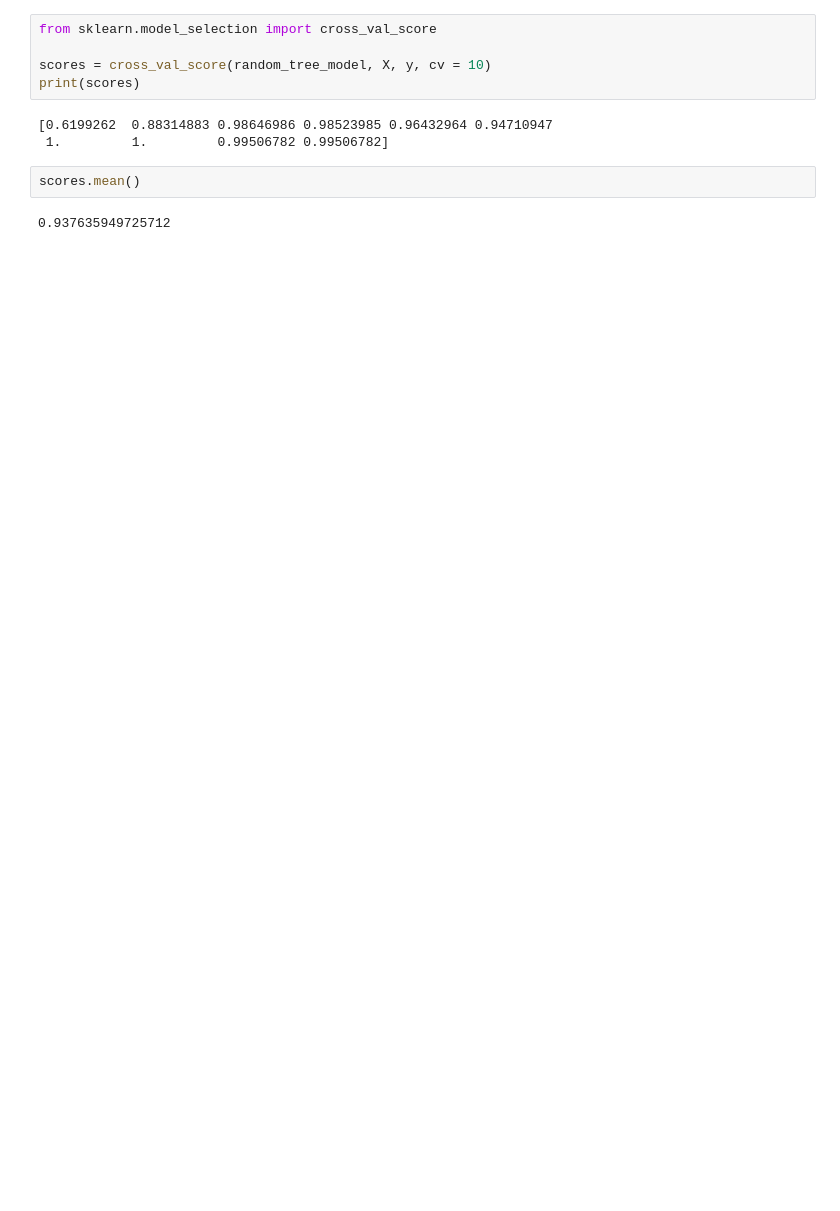
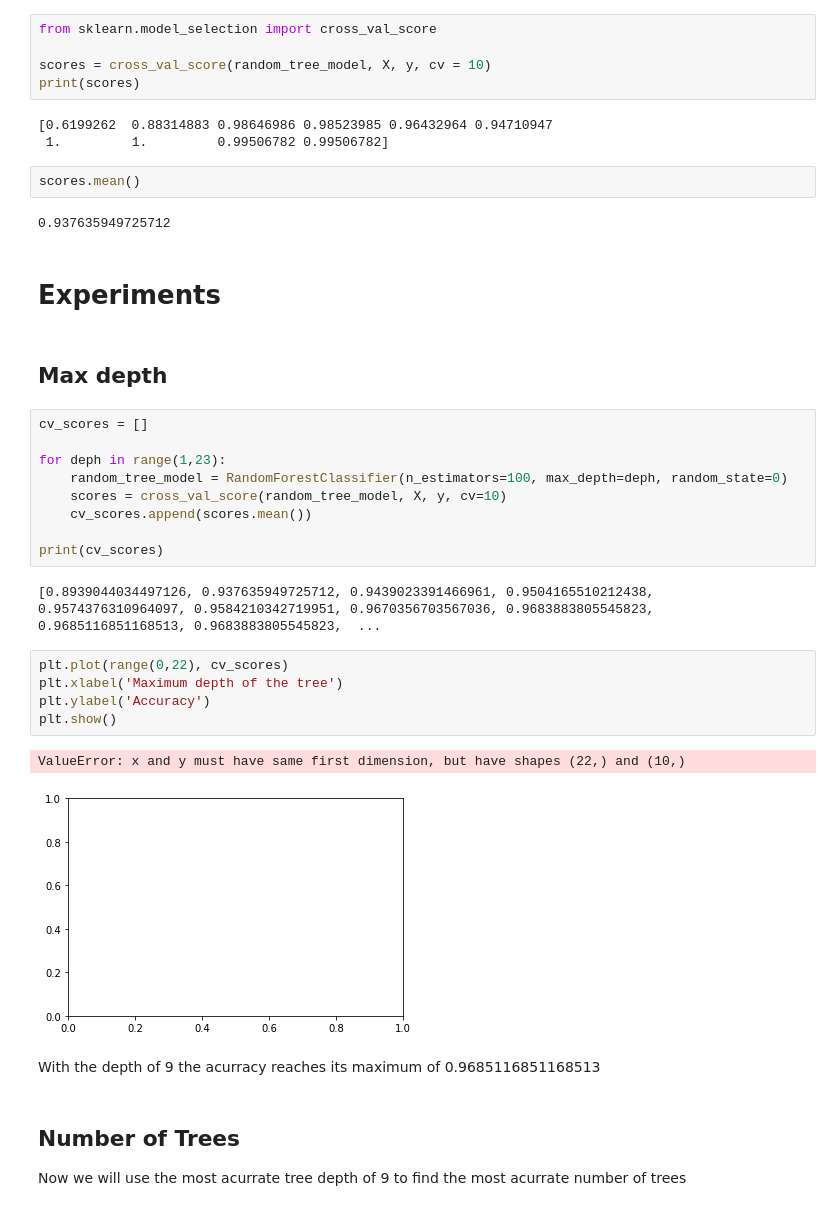
Before and after one commit to AprendizadoDeMaquina-2-2018/Mushroom_ML, a Jupyter notebook: Random_Forest/Random_Forest.ipynb, the cells around one changed output. Drawn from its saved outputs; the diff is of its cells as text; blank space fills up the shorter version.

Commit message:
Random forest precision experiments.

```diff
--- a/Random_Forest/Random_Forest.ipynb
+++ b/Random_Forest/Random_Forest.ipynb
@@ -70,3 +73,31 @@ print(scores)
 scores.mean()
 # %% [output]
 0.937635949725712
+# %% [markdown]
+# Experiments
+# %% [markdown]
+## Max depth
+# %%
+cv_scores = []
+
+for deph in range(1,23):
+    random_tree_model = RandomForestClassifier(n_estimators=100, max_depth=deph, random_state=0)
+    scores = cross_val_score(random_tree_model, X, y, cv=10)
+    cv_scores.append(scores.mean())
+
+print(cv_scores)
+# %% [output]
+[0.8939044034497126, 0.937635949725712, 0.9439023391466961, 0.9504165510212438, 0.9574376310964097, 0.9584210342719951, 0.9670356703567036, 0.9683883805545823, 0.9685116851168513, 0.9683883805545823,  ...
+# %%
+plt.plot(range(0,22), cv_scores)
+plt.xlabel('Maximum depth of the tree')
+plt.ylabel('Accuracy')
+plt.show()
+# %% [output]
+ValueError: x and y must have same first dimension, but have shapes (22,) and (10,)
+[figure, added]
+# %% [markdown]
+With the depth of 9 the acurracy reaches its maximum of 0.9685116851168513
+# %% [markdown]
+## Number of Trees
+Now we will use the most acurrate tree depth of 9 to find the most acurrate number of trees
```
Also changed, not shown: parts of 9 cells of this notebook.
